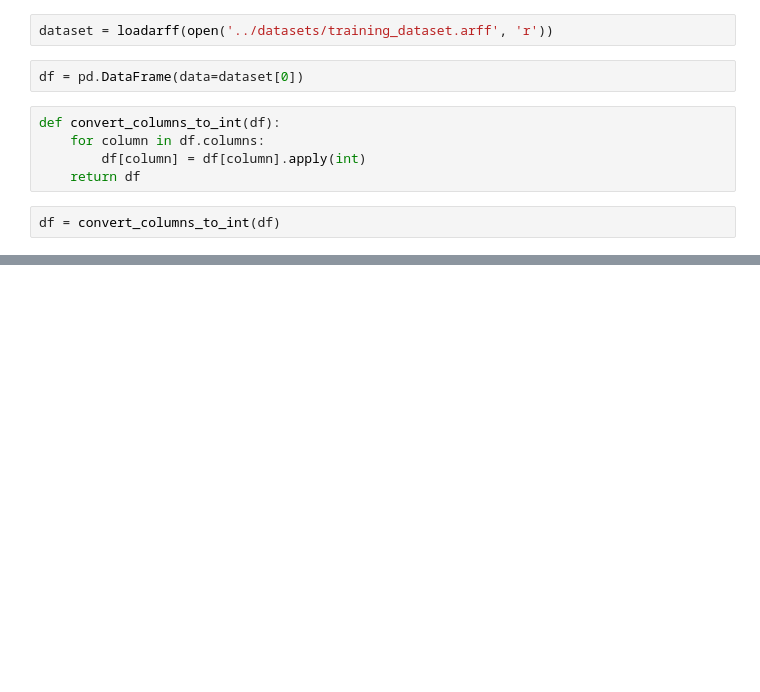
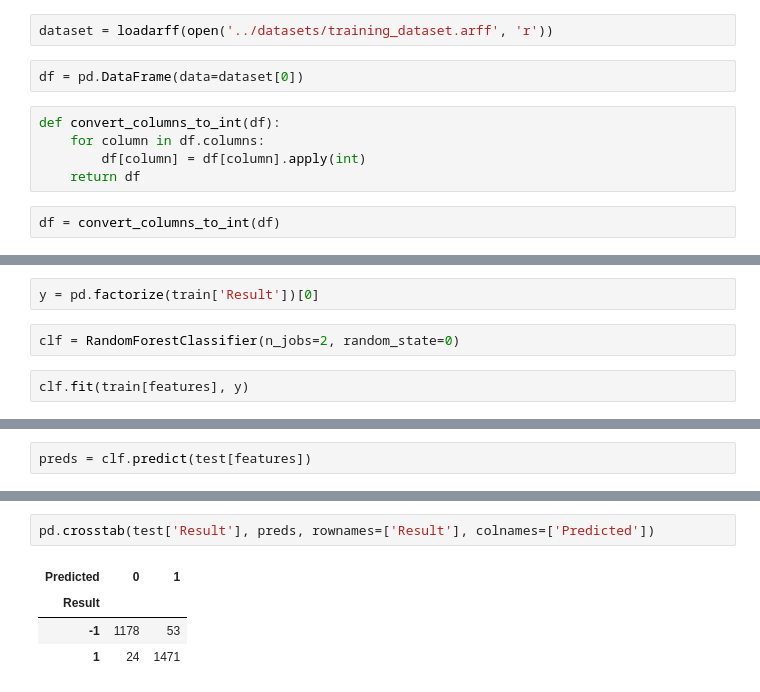
Before and after one commit to josevictorferreira/phishing_detection, a Jupyter notebook: notebooks/TratandoDados.ipynb, the cells around one changed output, grey strips where cells are left out. Saved outputs shown, nothing was run; the diff lists cells and outputs as text; blank space fills up the shorter version.

```diff
--- a/notebooks/TratandoDados.ipynb
+++ b/notebooks/TratandoDados.ipynb
@@ -18,0 +31,6 @@ AttributeError: 'DataFrame' object has no attribute 'save'
+# %%
+y = pd.factorize(train['Result'])[0]
+# %%
+clf = RandomForestClassifier(n_jobs=2, random_state=0)
+# %%
+clf.fit(train[features], y)
@@ -18,0 +44,2 @@ AttributeError: 'DataFrame' object has no attribute 'save'
+# %%
+preds = clf.predict(test[features])
@@ -18,0 +56,7 @@ AttributeError: 'DataFrame' object has no attribute 'save'
+# %%
+pd.crosstab(test['Result'], preds, rownames=['Result'], colnames=['Predicted'])
+# %% [output]
+| Predicted | 0 | 1 |
+| Result |  |  |
+| -1 | 1178 | 53 |
+| 1 | 24 | 1471 |
```
Also changed, not shown: parts of 18 cells of this notebook, 1 other file.
